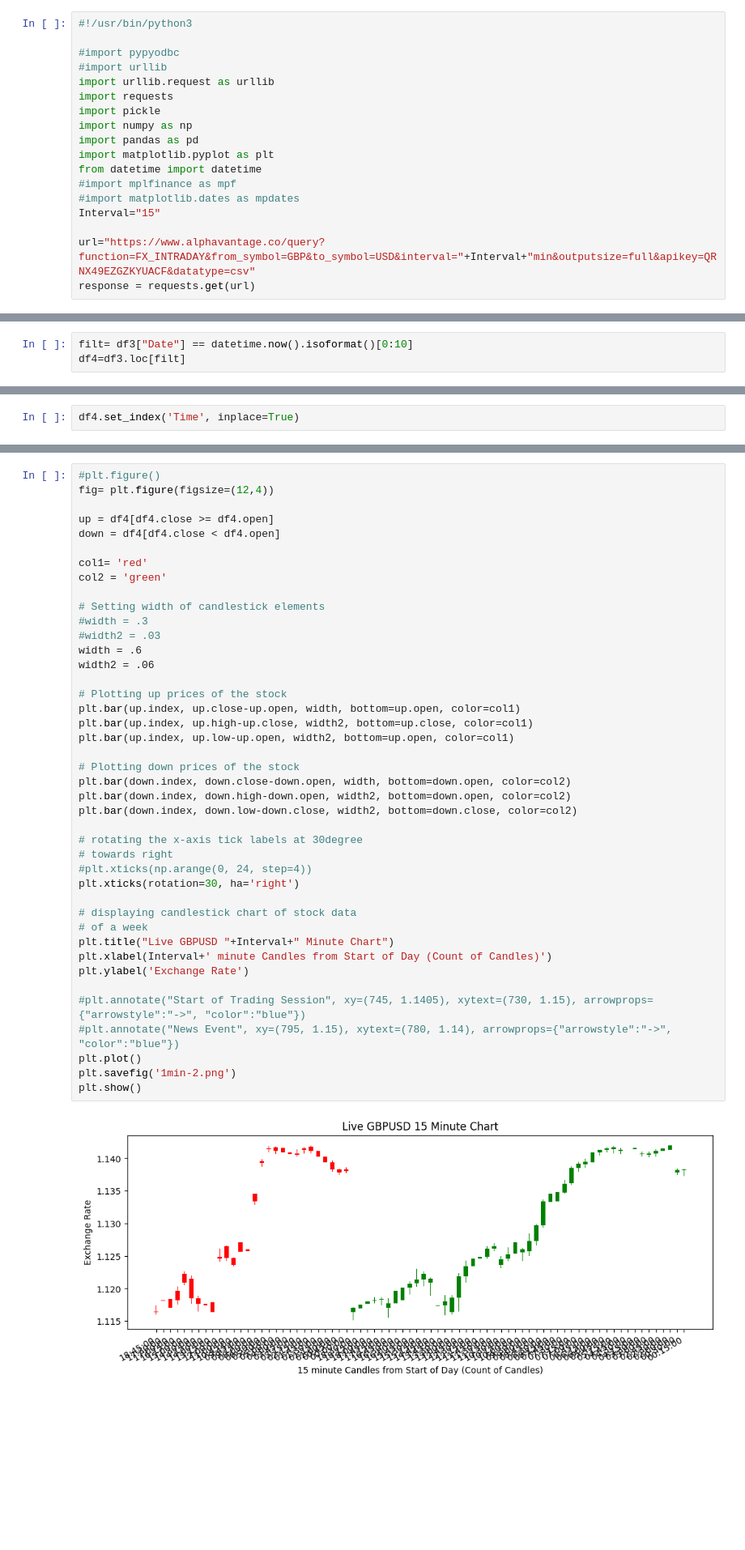
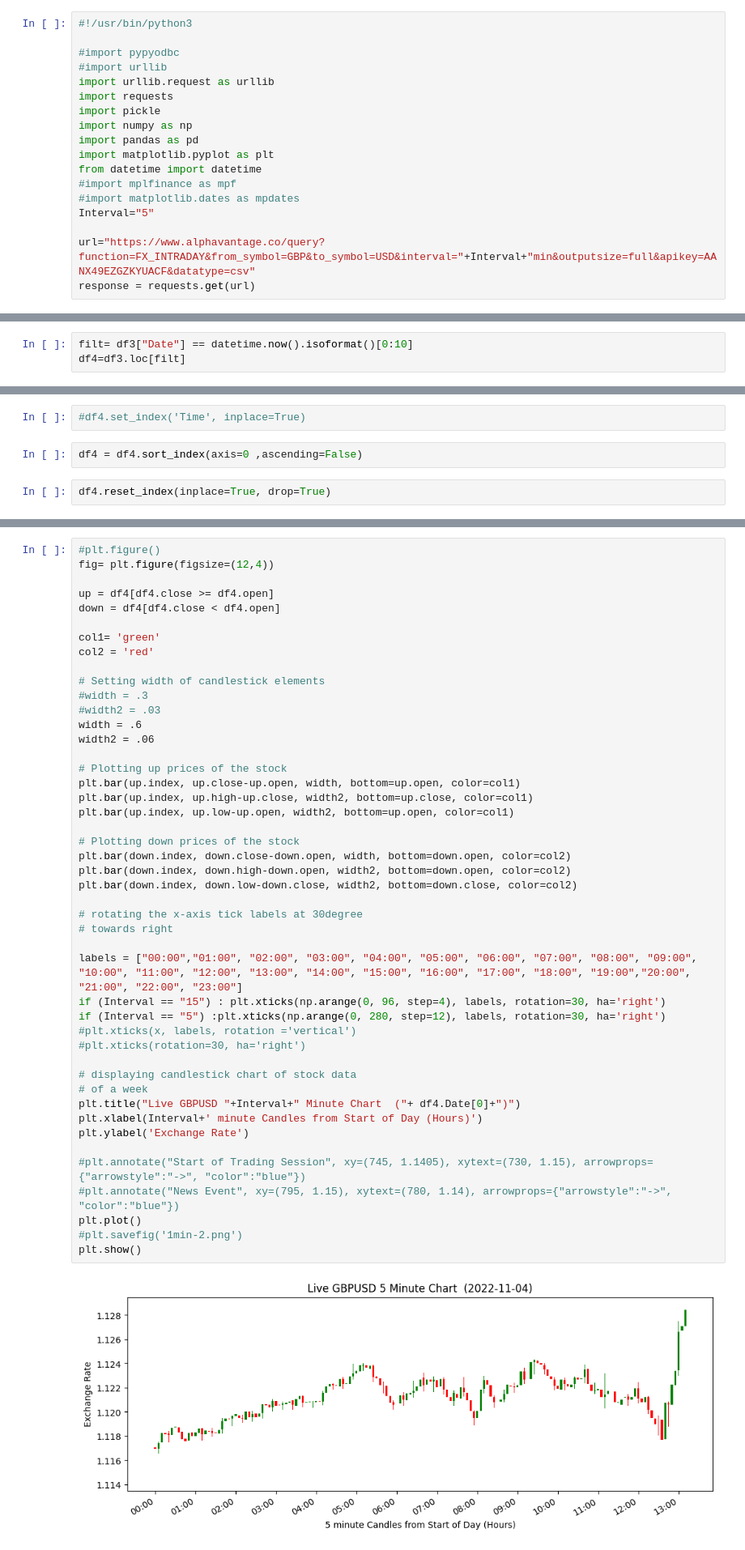
Before and after one commit to zxacman/mycode, a Jupyter notebook: clean-with-pandas/livedemo.ipynb, the cells around one changed output, grey strips where cells are left out. Shown at 81% size. Saved outputs shown, nothing was run; the diff lists cells and outputs as text; blank space fills up the shorter version.

```diff
--- a/clean-with-pandas/livedemo.ipynb
+++ b/clean-with-pandas/livedemo.ipynb
@@ -12,9 +12,9 @@ import matplotlib.pyplot as plt
 from datetime import datetime
 #import mplfinance as mpf
 #import matplotlib.dates as mpdates
-Interval="15"
+Interval="5"
 
-url="https://www.alphavantage.co/query?function=FX_INTRADAY&from_symbol=GBP&to_symbol=USD&interval="+Interval+"min&outputsize=full&apikey=QRNX49EZGZKYUACF&datatype=csv"
+url="https://www.alphavantage.co/query?function=FX_INTRADAY&from_symbol=GBP&to_symbol=USD&interval="+Interval+"min&outputsize=full&apikey=AANX49EZGZKYUACF&datatype=csv"
 response = requests.get(url)
 # %%
 from io import BytesIO
@@ -85,2 +93,6 @@ df4.shape[0]
 # %%
-df4.set_index('Time', inplace=True)
+#df4.set_index('Time', inplace=True)
+# %%
+df4 = df4.sort_index(axis=0 ,ascending=False)
+# %%
+df4.reset_index(inplace=True, drop=True)
@@ -91,40 +119,44 @@ fig= plt.figure(figsize=(12,4))
 up = df4[df4.close >= df4.open]
 down = df4[df4.close < df4.open]
 
-col1= 'red'
-col2 = 'green'
+col1= 'green'
+col2 = 'red'
 
 # Setting width of candlestick elements
 #width = .3
 #width2 = .03
 width = .6
 width2 = .06
 
 # Plotting up prices of the stock
 plt.bar(up.index, up.close-up.open, width, bottom=up.open, color=col1)
 plt.bar(up.index, up.high-up.close, width2, bottom=up.close, color=col1)
 plt.bar(up.index, up.low-up.open, width2, bottom=up.open, color=col1)
 
 # Plotting down prices of the stock
 plt.bar(down.index, down.close-down.open, width, bottom=down.open, color=col2)
 plt.bar(down.index, down.high-down.open, width2, bottom=down.open, color=col2)
 plt.bar(down.index, down.low-down.close, width2, bottom=down.close, color=col2)
 
 # rotating the x-axis tick labels at 30degree
 # towards right
-#plt.xticks(np.arange(0, 24, step=4))
-plt.xticks(rotation=30, ha='right')
+
+labels = ["00:00","01:00", "02:00", "03:00", "04:00", "05:00", "06:00", "07:00", "08:00", "09:00", "10:00", "11:00", "12:00", "13:00", "14:00", "15:00", "16:00", "17:00", "18:00", "19:00","20:00", "21:00", "22:00", "23:00"]
+if (Interval == "15") : plt.xticks(np.arange(0, 96, step=4), labels, rotation=30, ha='right')
+if (Interval == "5") :plt.xticks(np.arange(0, 280, step=12), labels, rotation=30, ha='right')
+#plt.xticks(x, labels, rotation ='vertical')
+#plt.xticks(rotation=30, ha='right')
 
 # displaying candlestick chart of stock data
 # of a week
-plt.title("Live GBPUSD "+Interval+" Minute Chart")
-plt.xlabel(Interval+' minute Candles from Start of Day (Count of Candles)')
+plt.title("Live GBPUSD "+Interval+" Minute Chart  ("+ df4.Date[0]+")")
+plt.xlabel(Interval+' minute Candles from Start of Day (Hours)')
 plt.ylabel('Exchange Rate')
 
 #plt.annotate("Start of Trading Session", xy=(745, 1.1405), xytext=(730, 1.15), arrowprops={"arrowstyle":"->", "color":"blue"})
 #plt.annotate("News Event", xy=(795, 1.15), xytext=(780, 1.14), arrowprops={"arrowstyle":"->", "color":"blue"})
 plt.plot()
-plt.savefig('1min-2.png')
+#plt.savefig('1min-2.png')
 plt.show()
 # %% [output]
-[figure, old version]
+[figure, new version]
```
Also changed, not shown: parts of 10 cells of this notebook, 7 other files.
